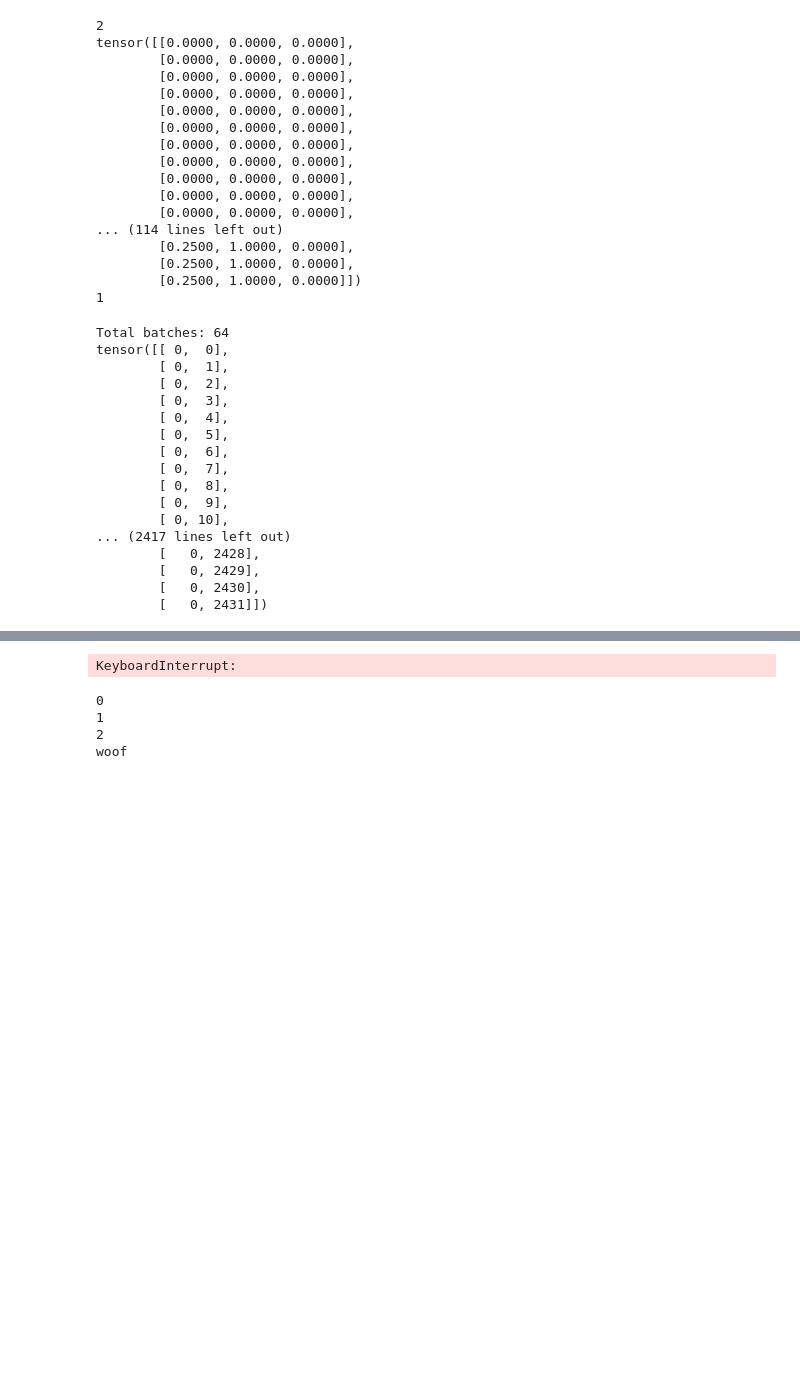
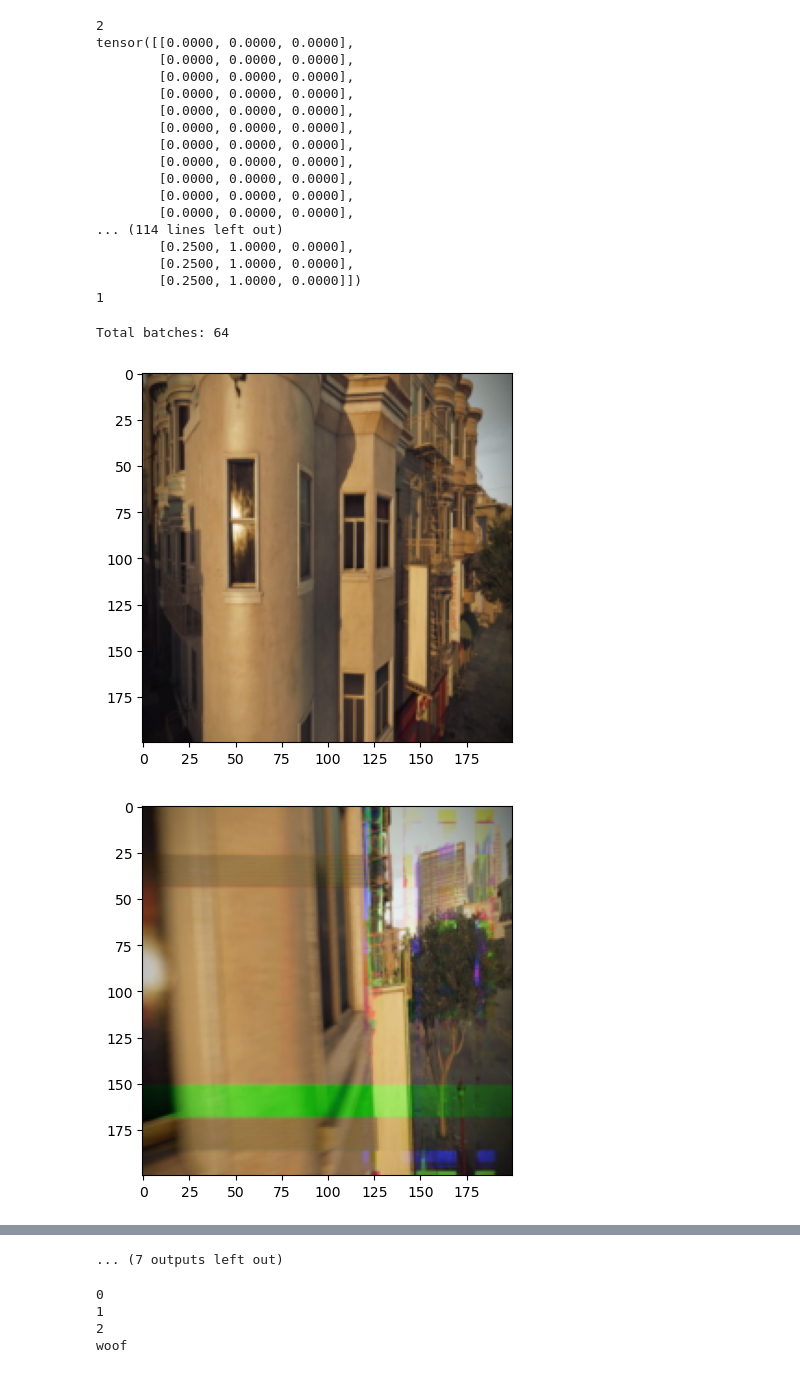
Before and after one commit to ujalil101/Pizzair, a Jupyter notebook: drone_control/testing_notebook.ipynb, the cells around one changed output, grey strips where cells are left out. Saved outputs shown, nothing was run; the diff lists cells and outputs as text; code cells hidden in the pictures; blank space fills up the shorter version.

Commit message:
added video downscaling, new model

```diff
--- a/drone_control/testing_notebook.ipynb
+++ b/drone_control/testing_notebook.ipynb
@@ -49,30 +49,17 @@ tensor([[0.0000, 0.0000, 0.0000],
 # %%
 # experiments with decord
 import decord
 from decord import VideoLoader
 from decord import cpu, gpu
-
+import matplotlib.pyplot as plt
 decord.bridge.set_bridge('torch')
-vl = VideoLoader(['../../data/sim_video_clips/vid_wd2_brown.mp4'], ctx=[cpu(0)], shape=(64,720,1280,3), interval=0, skip=0, shuffle=1)
+vl = VideoLoader(['../../data/sim_video_clips/vid_wd2_brown.mp4'], ctx=[cpu(0)], shape=(64,200,200,3), interval=0, skip=0, shuffle=1)
 vl.reset()
 print('Total batches:', len(vl))
 for batch in vl:
-    print(batch[1])
+    plt.imshow(batch[0][0])
+    plt.show()
 # %% [output]
 Total batches: 64
-tensor([[ 0,  0],
-        [ 0,  1],
-        [ 0,  2],
-        [ 0,  3],
-        [ 0,  4],
-        [ 0,  5],
-        [ 0,  6],
-        [ 0,  7],
-        [ 0,  8],
-        [ 0,  9],
-        [ 0, 10],
-... (2417 lines left out)
-        [   0, 2428],
-        [   0, 2429],
-        [   0, 2430],
-        [   0, 2431]])
+[figure, added]
+[figure, added]
@@ -79,4 +75,4 @@ tensor([[ 0,  0],
-KeyboardInterrupt:
+... (7 outputs left out)
 # %%
 basic_iter = iter(range(3))
 print(basic_iter.__next__())
```
Also changed, not shown: parts of 1 cell of this notebook, 6 other files.
